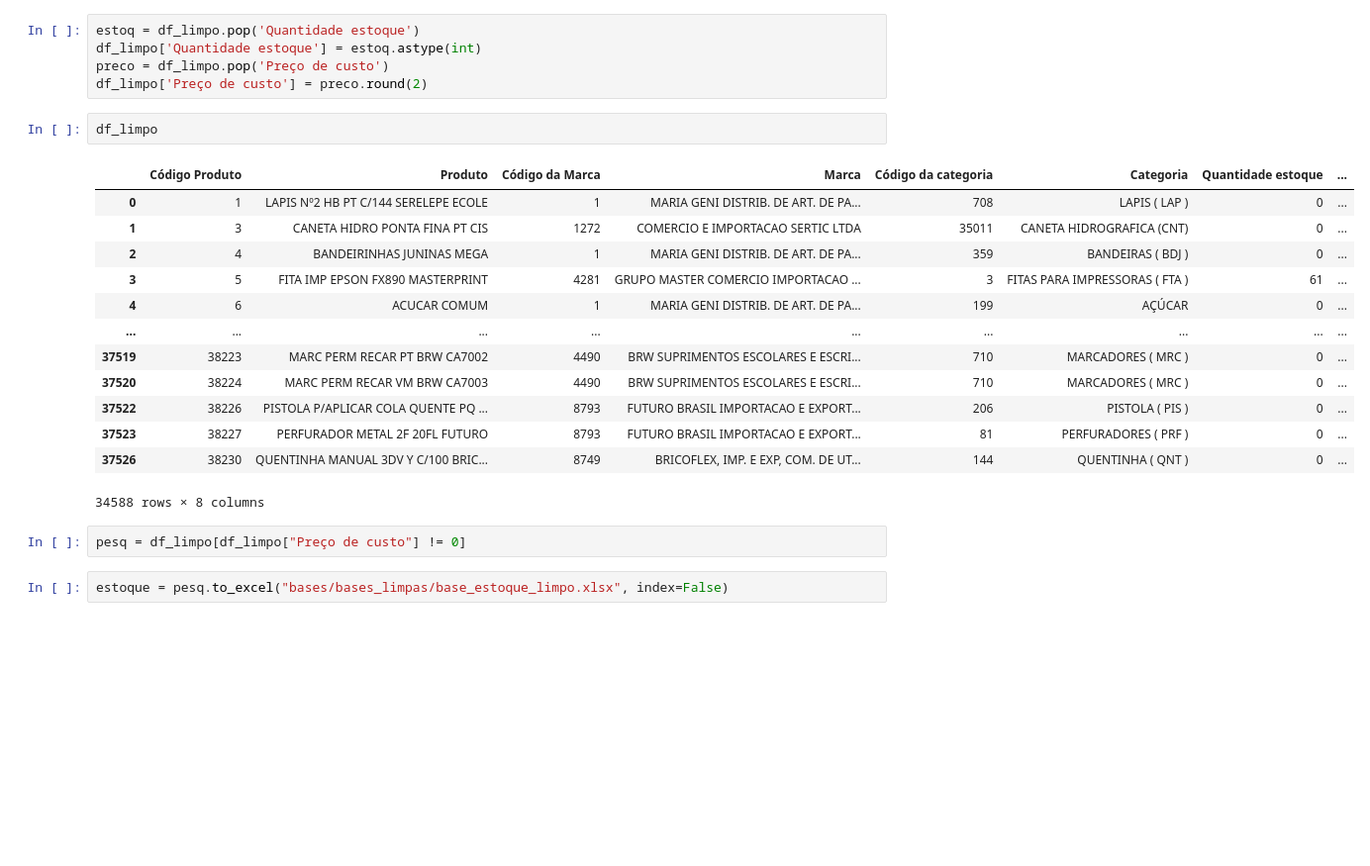
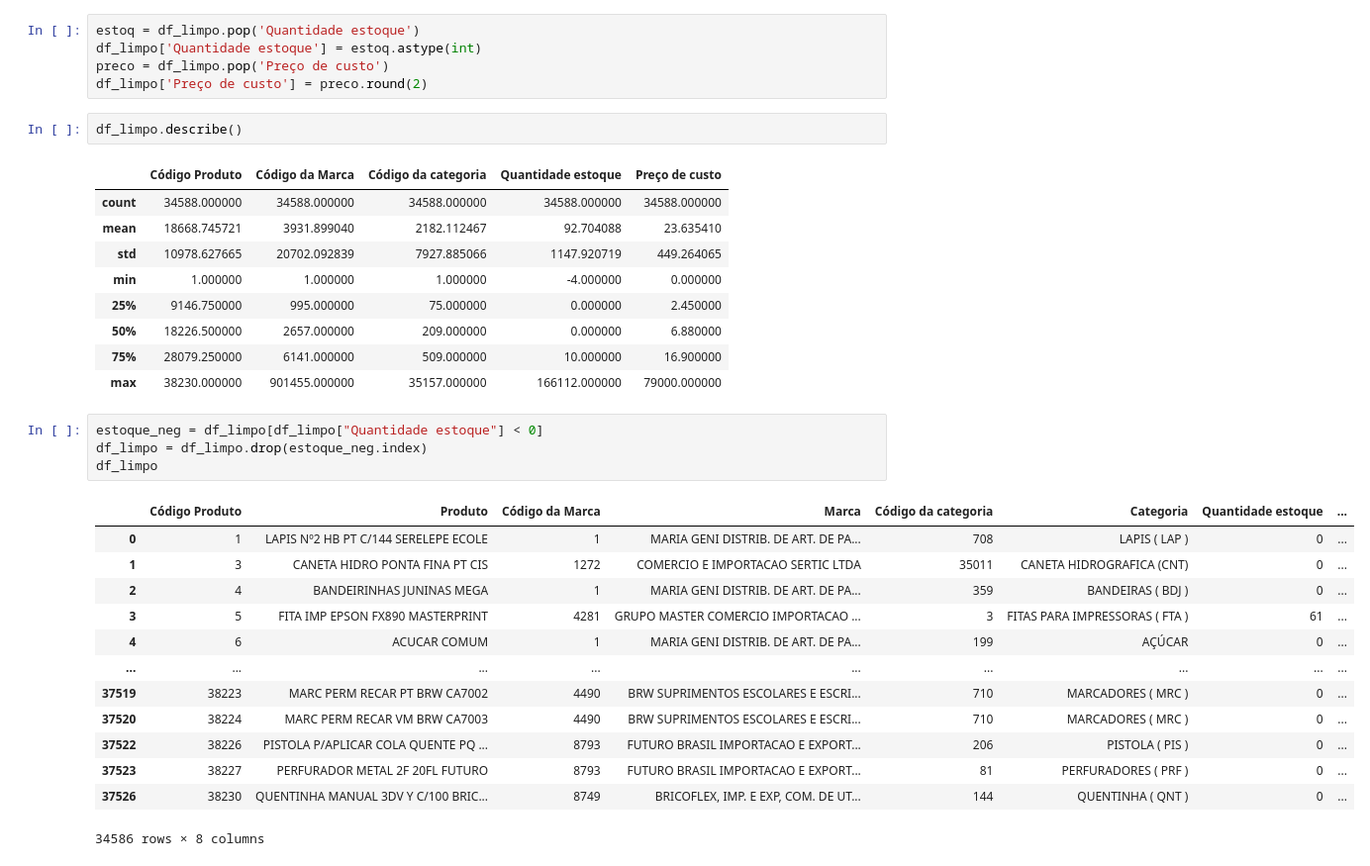
Before and after one commit to PauloQuirinoMN/Sistema-de-Recomendacao-e-Cross-selling, a Jupyter notebook: estoque.ipynb, the cells around one changed output. Shown at 99% size. Saved outputs shown, nothing was run; the diff lists cells and outputs as text; blank space fills up the shorter version.

```diff
--- a/estoque.ipynb
+++ b/estoque.ipynb
@@ -310,22 +310,32 @@ df_limpo['Quantidade estoque'] = estoq.astype(int)
 preco = df_limpo.pop('Preço de custo')
 df_limpo['Preço de custo'] = preco.round(2)
 # %%
-df_limpo
+df_limpo.describe()
 # %% [output]
-|  | Código Produto | Produto | Código da Marca | Marca | Código da categoria | Categoria | Quantidade estoque | ... |
-| 0 | 1 | LAPIS Nº2 HB PT C/144 SERELEPE ECOLE | 1 | MARIA GENI DISTRIB. DE ART. DE PA... | 708 | LAPIS ( LAP ) | 0 | ... |
-| 1 | 3 | CANETA HIDRO PONTA FINA PT CIS | 1272 | COMERCIO E IMPORTACAO SERTIC LTDA | 35011 | CANETA HIDROGRAFICA (CNT) | 0 | ... |
-| 2 | 4 | BANDEIRINHAS JUNINAS MEGA | 1 | MARIA GENI DISTRIB. DE ART. DE PA... | 359 | BANDEIRAS ( BDJ ) | 0 | ... |
-| 3 | 5 | FITA IMP EPSON FX890 MASTERPRINT | 4281 | GRUPO MASTER COMERCIO IMPORTACAO ... | 3 | FITAS PARA IMPRESSORAS ( FTA ) | 61 | ... |
-| 4 | 6 | ACUCAR COMUM | 1 | MARIA GENI DISTRIB. DE ART. DE PA... | 199 | AÇÚCAR | 0 | ... |
-| ... | ... | ... | ... | ... | ... | ... | ... | ... |
-| 37519 | 38223 | MARC PERM RECAR PT BRW CA7002 | 4490 | BRW SUPRIMENTOS ESCOLARES E ESCRI... | 710 | MARCADORES ( MRC ) | 0 | ... |
-| 37520 | 38224 | MARC PERM RECAR VM BRW CA7003 | 4490 | BRW SUPRIMENTOS ESCOLARES E ESCRI... | 710 | MARCADORES ( MRC ) | 0 | ... |
-| 37522 | 38226 | PISTOLA P/APLICAR COLA QUENTE PQ ... | 8793 | FUTURO BRASIL IMPORTACAO E EXPORT... | 206 | PISTOLA ( PIS ) | 0 | ... |
-| 37523 | 38227 | PERFURADOR METAL 2F 20FL FUTURO | 8793 | FUTURO BRASIL IMPORTACAO E EXPORT... | 81 | PERFURADORES ( PRF ) | 0 | ... |
-| 37526 | 38230 | QUENTINHA MANUAL 3DV Y C/100 BRIC... | 8749 | BRICOFLEX, IMP. E EXP, COM. DE UT... | 144 | QUENTINHA ( QNT ) | 0 | ... |
+|  | Código Produto | Código da Marca | Código da categoria | Quantidade estoque | Preço de custo |
+| count | 34588.000000 | 34588.000000 | 34588.000000 | 34588.000000 | 34588.000000 |
+| mean | 18668.745721 | 3931.899040 | 2182.112467 | 92.704088 | 23.635410 |
+| std | 10978.627665 | 20702.092839 | 7927.885066 | 1147.920719 | 449.264065 |
+| min | 1.000000 | 1.000000 | 1.000000 | -4.000000 | 0.000000 |
+| 25% | 9146.750000 | 995.000000 | 75.000000 | 0.000000 | 2.450000 |
+| 50% | 18226.500000 | 2657.000000 | 209.000000 | 0.000000 | 6.880000 |
+| 75% | 28079.250000 | 6141.000000 | 509.000000 | 10.000000 | 16.900000 |
+| max | 38230.000000 | 901455.000000 | 35157.000000 | 166112.000000 | 79000.000000 |
-34588 rows × 8 columns
-# %%
-pesq = df_limpo[df_limpo["Preço de custo"] != 0]
-# %%
-estoque = pesq.to_excel("bases/bases_limpas/base_estoque_limpo.xlsx", index=False)
+# %%
+estoque_neg = df_limpo[df_limpo["Quantidade estoque"] < 0]
+df_limpo = df_limpo.drop(estoque_neg.index)
+df_limpo
+# %% [output]
+|  | Código Produto | Produto | Código da Marca | Marca | Código da categoria | Categoria | Quantidade estoque | ... |
+| 0 | 1 | LAPIS Nº2 HB PT C/144 SERELEPE ECOLE | 1 | MARIA GENI DISTRIB. DE ART. DE PA... | 708 | LAPIS ( LAP ) | 0 | ... |
+| 1 | 3 | CANETA HIDRO PONTA FINA PT CIS | 1272 | COMERCIO E IMPORTACAO SERTIC LTDA | 35011 | CANETA HIDROGRAFICA (CNT) | 0 | ... |
+| 2 | 4 | BANDEIRINHAS JUNINAS MEGA | 1 | MARIA GENI DISTRIB. DE ART. DE PA... | 359 | BANDEIRAS ( BDJ ) | 0 | ... |
+| 3 | 5 | FITA IMP EPSON FX890 MASTERPRINT | 4281 | GRUPO MASTER COMERCIO IMPORTACAO ... | 3 | FITAS PARA IMPRESSORAS ( FTA ) | 61 | ... |
+| 4 | 6 | ACUCAR COMUM | 1 | MARIA GENI DISTRIB. DE ART. DE PA... | 199 | AÇÚCAR | 0 | ... |
+| ... | ... | ... | ... | ... | ... | ... | ... | ... |
+| 37519 | 38223 | MARC PERM RECAR PT BRW CA7002 | 4490 | BRW SUPRIMENTOS ESCOLARES E ESCRI... | 710 | MARCADORES ( MRC ) | 0 | ... |
+| 37520 | 38224 | MARC PERM RECAR VM BRW CA7003 | 4490 | BRW SUPRIMENTOS ESCOLARES E ESCRI... | 710 | MARCADORES ( MRC ) | 0 | ... |
+| 37522 | 38226 | PISTOLA P/APLICAR COLA QUENTE PQ ... | 8793 | FUTURO BRASIL IMPORTACAO E EXPORT... | 206 | PISTOLA ( PIS ) | 0 | ... |
+| 37523 | 38227 | PERFURADOR METAL 2F 20FL FUTURO | 8793 | FUTURO BRASIL IMPORTACAO E EXPORT... | 81 | PERFURADORES ( PRF ) | 0 | ... |
+| 37526 | 38230 | QUENTINHA MANUAL 3DV Y C/100 BRIC... | 8749 | BRICOFLEX, IMP. E EXP, COM. DE UT... | 144 | QUENTINHA ( QNT ) | 0 | ... |
+34586 rows × 8 columns
```
Also changed, not shown: 1 other file.
